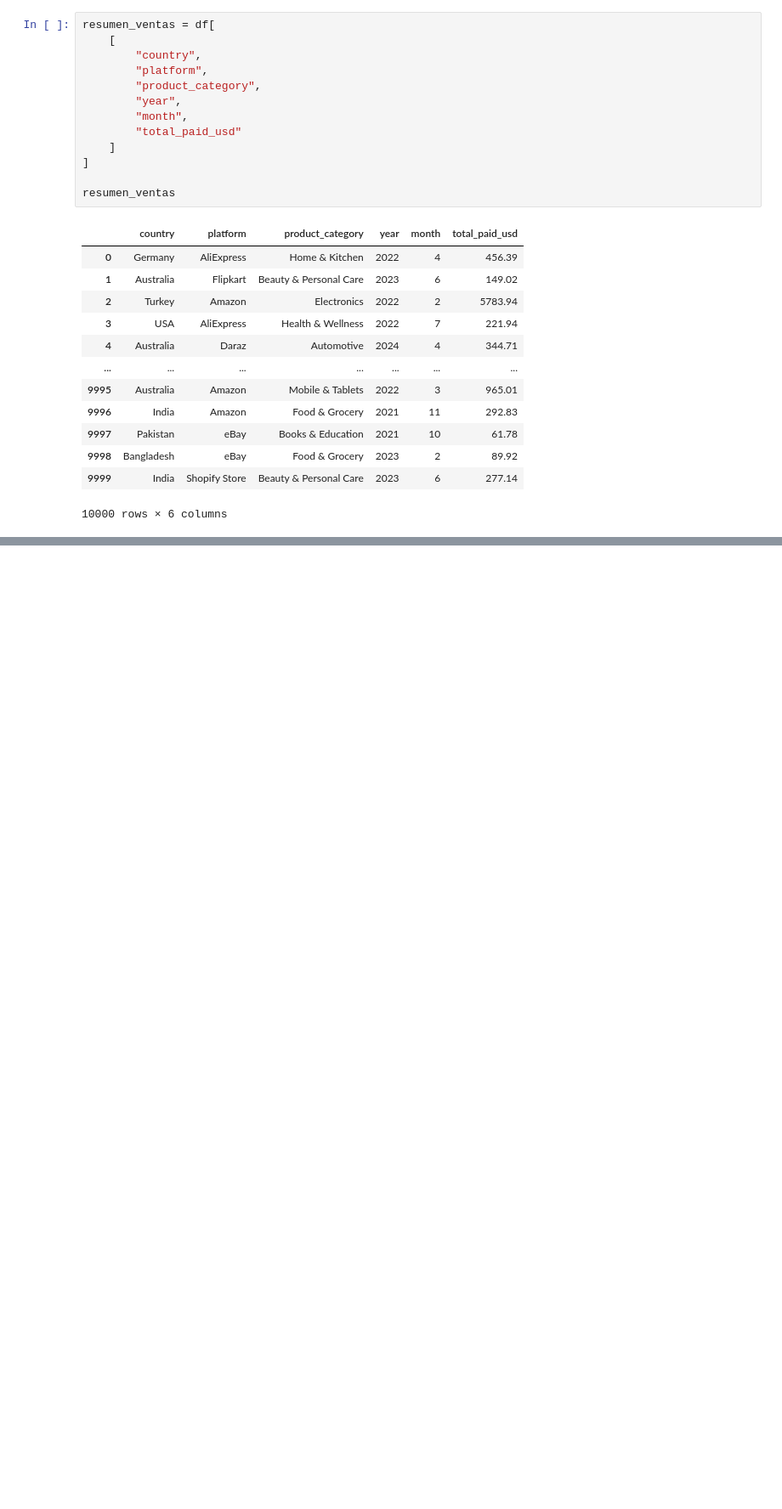
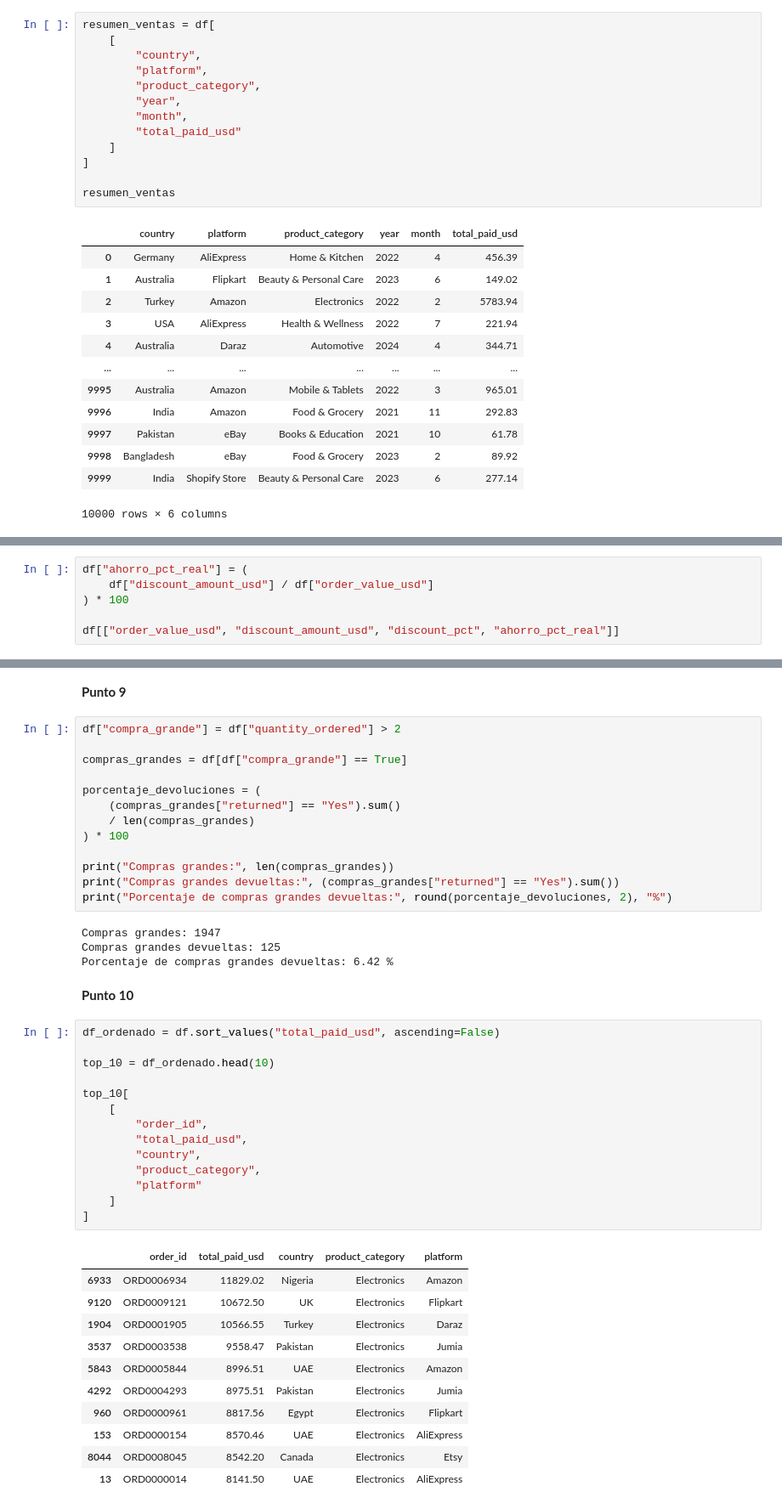
Before and after one commit to Paulis-1508/Laboratorio_4, a Jupyter notebook: intento 1.ipynb, the cells around one changed output, grey strips where cells are left out. Shown at 85% size. Drawn from its saved outputs; the diff is of its cells as text; blank space fills up the shorter version.

Commit message:
Hasta punto 10

```diff
--- a/intento 1.ipynb
+++ b/intento 1.ipynb
@@ -140,0 +143,6 @@ resumen_ventas
+# %%
+df["ahorro_pct_real"] = (
+    df["discount_amount_usd"] / df["order_value_usd"]
+) * 100
+
+df[["order_value_usd", "discount_amount_usd", "discount_pct", "ahorro_pct_real"]]
@@ -140,0 +169,47 @@ resumen_ventas
+# %% [markdown]
+**Punto 9**
+# %%
+df["compra_grande"] = df["quantity_ordered"] > 2
+
+compras_grandes = df[df["compra_grande"] == True]
+
+porcentaje_devoluciones = (
+    (compras_grandes["returned"] == "Yes").sum()
+    / len(compras_grandes)
+) * 100
+
+print("Compras grandes:", len(compras_grandes))
+print("Compras grandes devueltas:", (compras_grandes["returned"] == "Yes").sum())
+print("Porcentaje de compras grandes devueltas:", round(porcentaje_devoluciones, 2), "%")
+# %% [output]
+Compras grandes: 1947
+Compras grandes devueltas: 125
+Porcentaje de compras grandes devueltas: 6.42 %
+# %% [markdown]
+**Punto 10**
+# %%
+df_ordenado = df.sort_values("total_paid_usd", ascending=False)
+
+top_10 = df_ordenado.head(10)
+
+top_10[
+    [
+        "order_id",
+        "total_paid_usd",
+        "country",
+        "product_category",
+        "platform"
+    ]
+]
+# %% [output]
+|  | order_id | total_paid_usd | country | product_category | platform |
+| 6933 | ORD0006934 | 11829.02 | Nigeria | Electronics | Amazon |
+| 9120 | ORD0009121 | 10672.50 | UK | Electronics | Flipkart |
+| 1904 | ORD0001905 | 10566.55 | Turkey | Electronics | Daraz |
+| 3537 | ORD0003538 | 9558.47 | Pakistan | Electronics | Jumia |
+| 5843 | ORD0005844 | 8996.51 | UAE | Electronics | Amazon |
+| 4292 | ORD0004293 | 8975.51 | Pakistan | Electronics | Jumia |
+| 960 | ORD0000961 | 8817.56 | Egypt | Electronics | Flipkart |
+| 153 | ORD0000154 | 8570.46 | UAE | Electronics | AliExpress |
+| 8044 | ORD0008045 | 8542.20 | Canada | Electronics | Etsy |
+| 13 | ORD0000014 | 8141.50 | UAE | Electronics | AliExpress |
```
Also changed, not shown: parts of 5 cells of this notebook.
